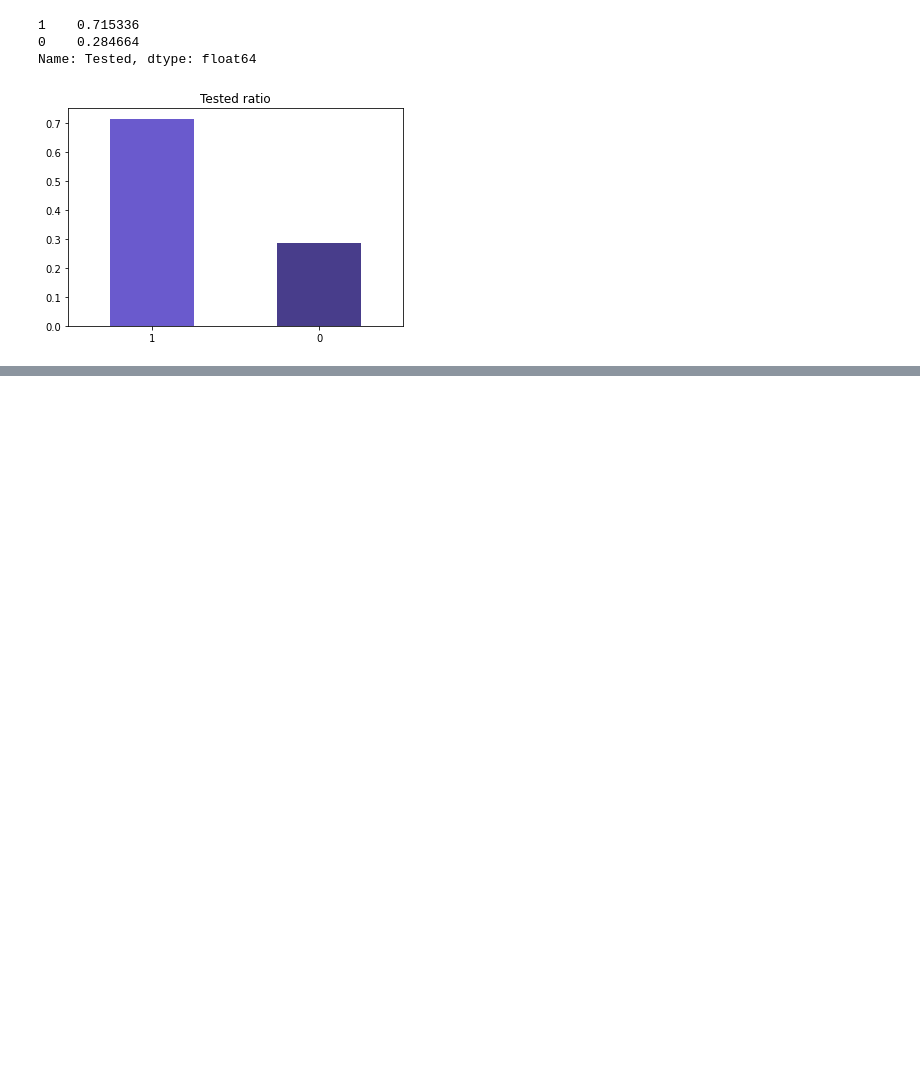
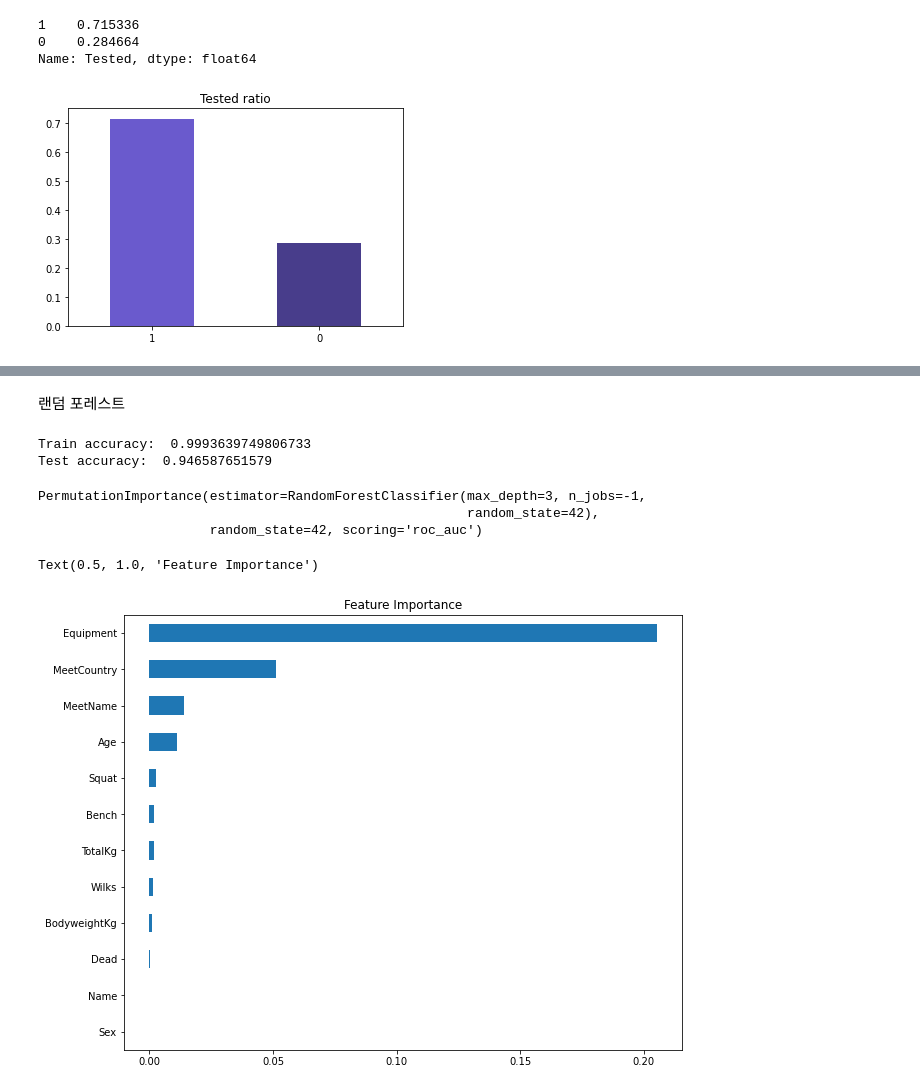
Before and after one commit to sbtmsk/Project2, a Jupyter notebook: AI_15_유재현_section2_project.ipynb, the cells around one changed output, grey strips where cells are left out. Saved outputs shown, nothing was run; the diff lists cells and outputs as text; code cells hidden in the pictures; blank space fills up the shorter version.

```diff
--- a/AI_15_유재현_section2_project.ipynb
+++ b/AI_15_유재현_section2_project.ipynb
@@ -410,0 +622,2 @@ plt.show()
+# %% [markdown]
+랜덤 포레스트
@@ -410,0 +642,8 @@ plt.show()
+# %%
+pipe_rf.fit(X_train,y_train)
+
+print("Train accuracy: ", pipe_rf.score(X_train, y_train))
+print("Test accuracy: ",  pipe_rf.score(X_val, y_val))
+# %% [output]
+Train accuracy:  0.9993639749806733
+Test accuracy:  0.946587651579
@@ -410,0 +666,36 @@ plt.show()
+# %%
+
+pipe = make_pipeline(
+    OrdinalEncoder(),
+    RandomForestClassifier(
+        random_state=42,
+        n_jobs=-1,
+        max_depth=3,
+    ),
+)
+
+pipe.fit(X=X_train, y=y_train)
+# %%
+permuter = eli5.sklearn.PermutationImportance(
+    pipe.named_steps["randomforestclassifier"],
+    scoring="roc_auc",
+    n_iter=5,
+    random_state=42,
+)
+# %%
+X_train_preprocessed = pipe[0].transform(X_train)
+X_test_preprocessed = pipe[0].transform(X_test)
+permuter.fit(X_test_preprocessed, y_test)
+# %% [output]
+PermutationImportance(estimator=RandomForestClassifier(max_depth=3, n_jobs=-1,
+                                                       random_state=42),
+                      random_state=42, scoring='roc_auc')
+# %%
+feature_names = X_test_preprocessed.columns.to_list()
+pi = pd.Series(permuter.feature_importances_, feature_names).sort_values()
+plt.figure(figsize=(10,8))
+pi.tail(12).plot.barh()
+plt.title("Feature Importance")
+# %% [output]
+Text(0.5, 1.0, 'Feature Importance')
+[figure, added]
```
Also changed, not shown: parts of 32 cells of this notebook.
